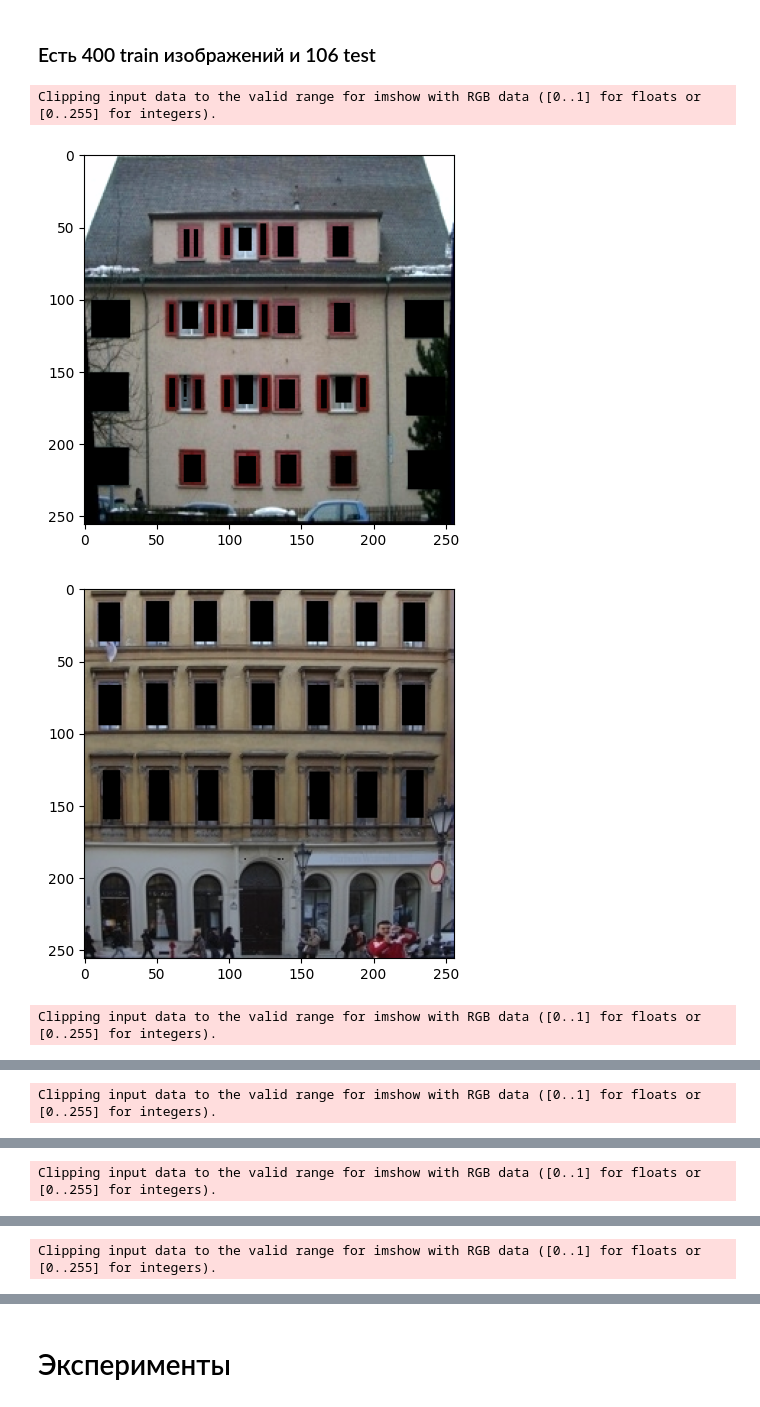
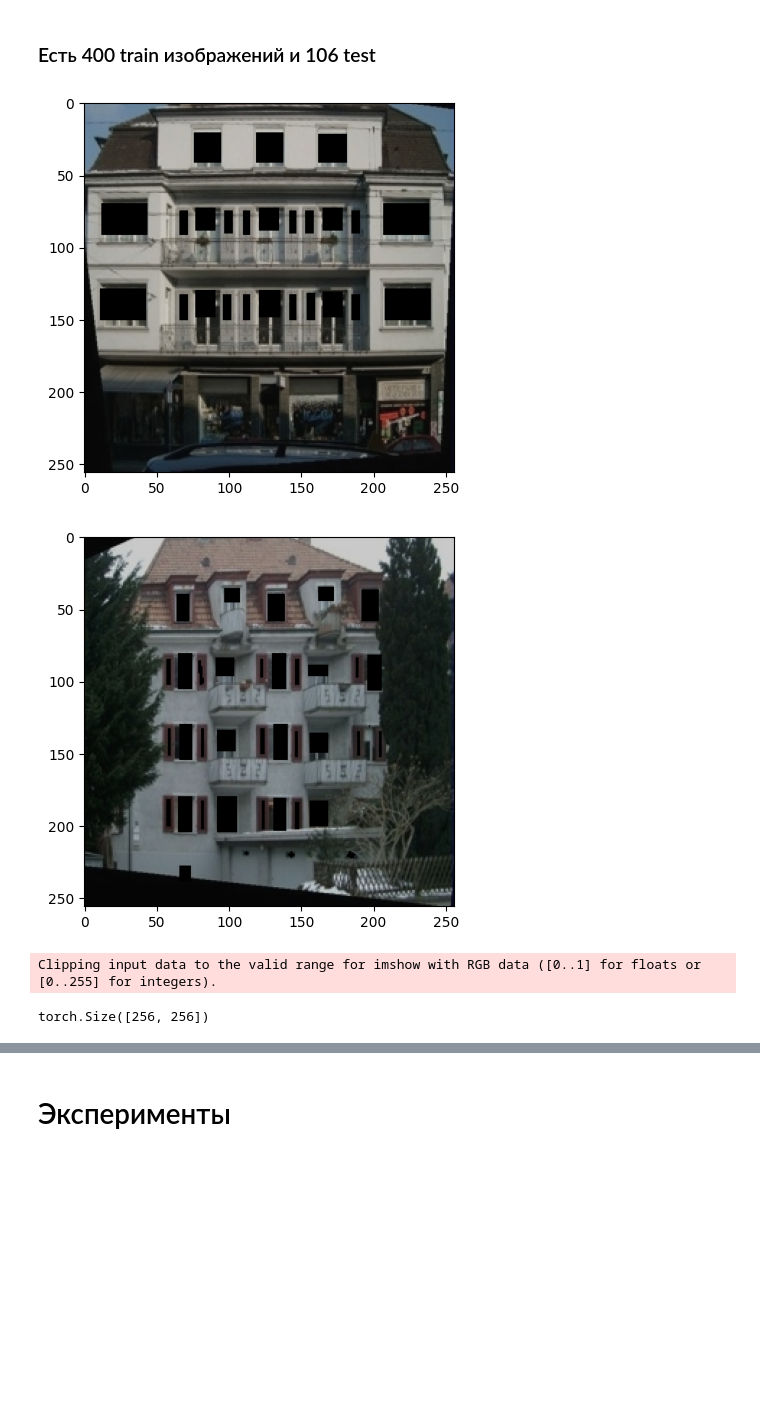
Before and after one commit to Adamsonbor/CV_Facades, a Jupyter notebook: cv_facades.ipynb, the cells around one changed output, grey strips where cells are left out. Saved outputs shown, nothing was run; the diff lists cells and outputs as text; code cells hidden in the pictures; blank space fills up the shorter version.

```diff
--- a/cv_facades.ipynb
+++ b/cv_facades.ipynb
@@ -68,7 +65,7 @@ class MyDataset(Dataset):
             con = cv2.minAreaRect(cont)
             con = np.intp(cv2.boxPoints(con))
             cv2.drawContours(img1, [con], 0, (255,255,255), -1)
-        return torch.tensor(img1 // 255, dtype=torch.long)
+        return torch.tensor(img1 / 255)
 
 #     def prepare_y(self, path):
 #         img = cv2.imread(path)
@@ -121,28 +118,29 @@ y_val = y_paths[int(len(y_paths) * (1 - val_size)):]
 # print(X_val[:5], y_val[:5])
 train_set = MyDataset(X_train, y_train, transforms)
 val_set = MyDataset(X_val, y_val, val_transforms)
-train_loader = DataLoader(train_set, batch_size=20, shuffle=True)
-val_loader = DataLoader(val_set, batch_size=7, shuffle=False)
+train_loader = DataLoader(train_set, batch_size=2, shuffle=True)
+val_loader = DataLoader(val_set, batch_size=1, shuffle=False)
 # %%
 # Посмотрим датасет
 X, y = next(iter(train_loader))
-for i in range(5):
+for i in range(len(X)):
     img, mask = X[i], y[i]
     img = img.numpy().transpose(1,2,0) * std + mean
     mask = (mask == 0)
     ov = cv2.bitwise_and(img, img, mask=np.array(mask).astype("uint8"))
     plt.imshow(ov)
     plt.show()
 X, y = next(iter(val_loader))
-for i in range(5):
+for i in range(len(X)):
     img, mask = X[i], y[i]
     img = img.numpy().transpose(1,2,0) * std + mean
+    print(mask.shape)
     mask = (mask == 0)
     ov = cv2.bitwise_and(img, img, mask=np.array(mask).astype("uint8"))
     plt.imshow(ov)
     plt.show()
 # %% [output]
-Clipping input data to the valid range for imshow with RGB data ([0..1] for floats or [0..255] for integers).
-[figure, old version]
+[figure, new version]
-[figure, old version]
+[figure, new version]
+Clipping input data to the valid range for imshow with RGB data ([0..1] for floats or [0..255] for integers).
-Clipping input data to the valid range for imshow with RGB data ([0..1] for floats or [0..255] for integers).
+torch.Size([256, 256])
@@ -151 +147,0 @@ Clipping input data to the valid range for imshow with RGB data ([0..1] for floa
-Clipping input data to the valid range for imshow with RGB data ([0..1] for floats or [0..255] for integers).
@@ -153 +147,0 @@ Clipping input data to the valid range for imshow with RGB data ([0..1] for floa
-Clipping input data to the valid range for imshow with RGB data ([0..1] for floats or [0..255] for integers).
@@ -155 +147,0 @@ Clipping input data to the valid range for imshow with RGB data ([0..1] for floa
-Clipping input data to the valid range for imshow with RGB data ([0..1] for floats or [0..255] for integers).
```
Also changed, not shown: parts of 6 cells of this notebook.
